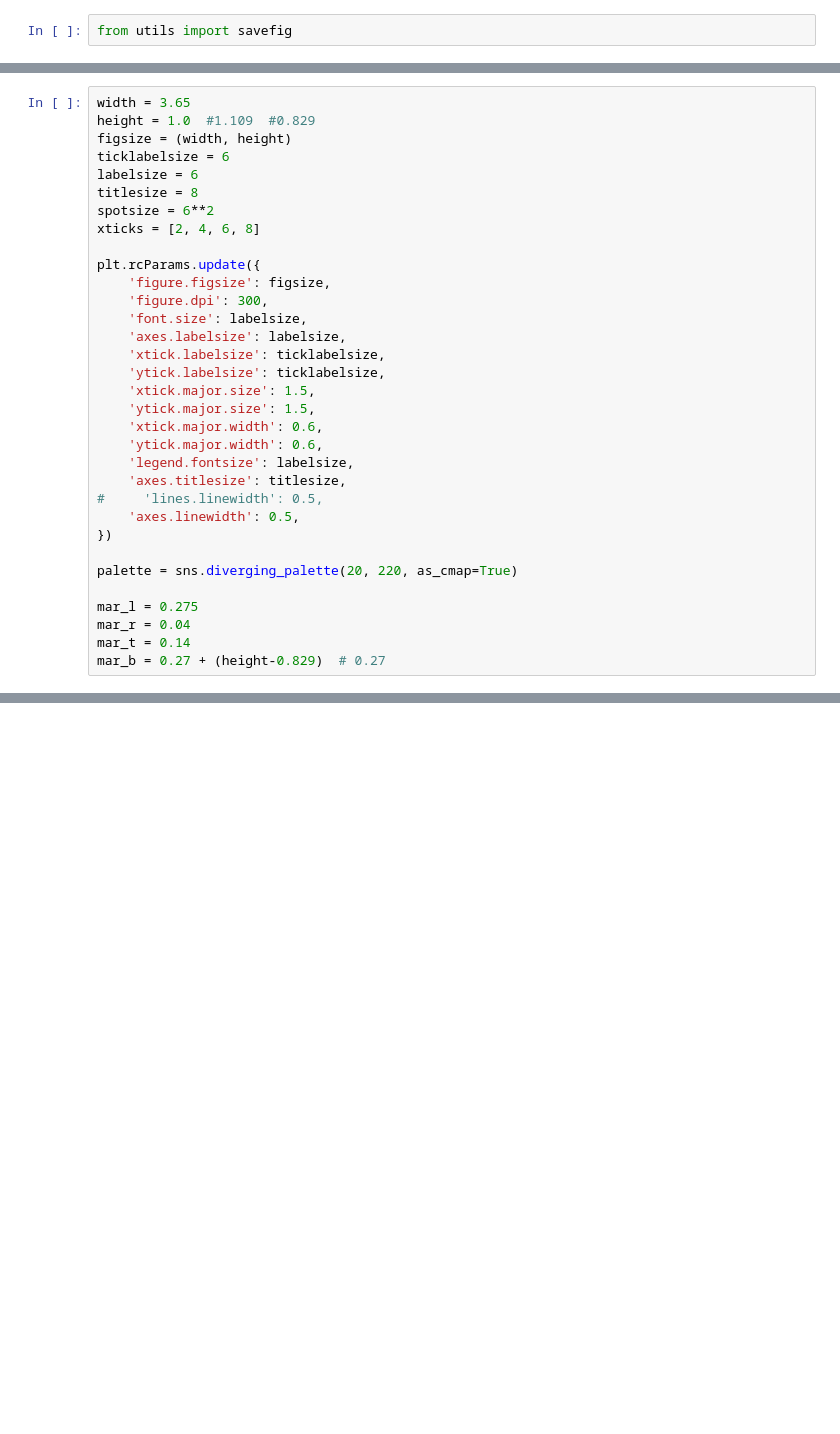
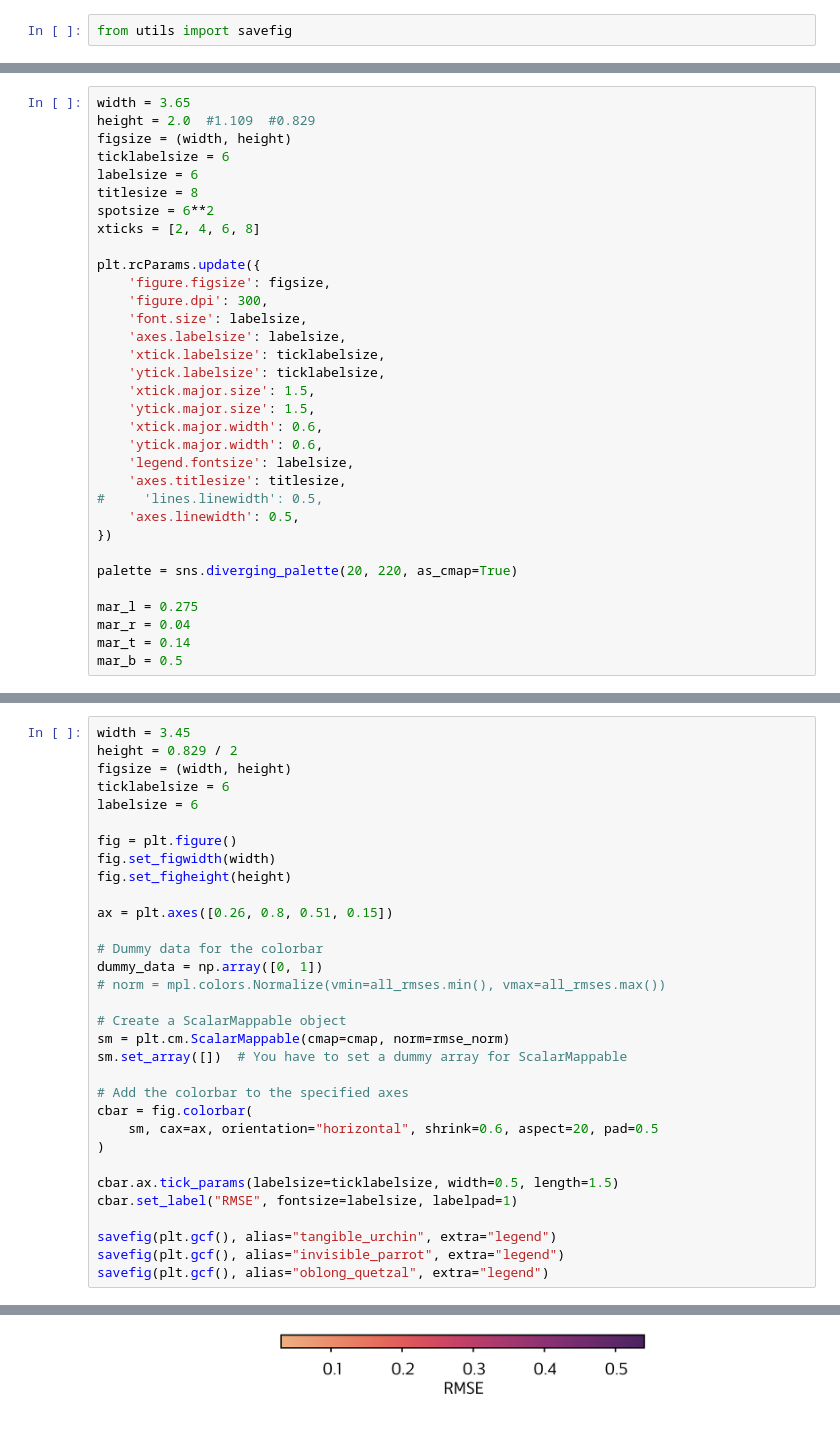
Before and after one commit to JohnGoertz/can-manuscript, a Jupyter notebook: fig_S8__dark_kudu/code/fig_S8__dark_kudu__ODE_Model_bipartite_tuning.ipynb, the cells around one changed output, grey strips where cells are left out. Saved outputs shown, nothing was run; the diff lists cells and outputs as text; blank space fills up the shorter version.

```diff
--- a/fig_S8__dark_kudu/code/fig_S8__dark_kudu__ODE_Model_bipartite_tuning.ipynb
+++ b/fig_S8__dark_kudu/code/fig_S8__dark_kudu__ODE_Model_bipartite_tuning.ipynb
@@ -30,6 +48,6 @@ from utils import savefig
 # %%
 width = 3.65
-height = 1.0  #1.109  #0.829
+height = 2.0  #1.109  #0.829
 figsize = (width, height)
 ticklabelsize = 6
 labelsize = 6
@@ -59,7 +77,7 @@ palette = sns.diverging_palette(20, 220, as_cmap=True)
 mar_l = 0.275
 mar_r = 0.04
 mar_t = 0.14
-mar_b = 0.27 + (height-0.829)  # 0.27
+mar_b = 0.5
 # %%
 def format_figure(fig, axs):
     fig.set_size_inches(figsize)
@@ -228,0 +557,33 @@ Saving fig_S8C__oblong_quetzal in /home/john/projects/can-manuscript/fig_S8__dar
+# %%
+width = 3.45
+height = 0.829 / 2
+figsize = (width, height)
+ticklabelsize = 6
+labelsize = 6
+
+fig = plt.figure()
+fig.set_figwidth(width)
+fig.set_figheight(height)
+
+ax = plt.axes([0.26, 0.8, 0.51, 0.15])
+
+# Dummy data for the colorbar
+dummy_data = np.array([0, 1])
+# norm = mpl.colors.Normalize(vmin=all_rmses.min(), vmax=all_rmses.max())
+
+# Create a ScalarMappable object
+sm = plt.cm.ScalarMappable(cmap=cmap, norm=rmse_norm)
+sm.set_array([])  # You have to set a dummy array for ScalarMappable
+
+# Add the colorbar to the specified axes
+cbar = fig.colorbar(
+    sm, cax=ax, orientation="horizontal", shrink=0.6, aspect=20, pad=0.5
+)
+
+cbar.ax.tick_params(labelsize=ticklabelsize, width=0.5, length=1.5)
+cbar.set_label("RMSE", fontsize=labelsize, labelpad=1)
+
+savefig(plt.gcf(), alias="tangible_urchin", extra="legend")
+savefig(plt.gcf(), alias="invisible_parrot", extra="legend")
+savefig(plt.gcf(), alias="oblong_quetzal", extra="legend")
+# %% [output]
@@ -228,0 +591 @@ Saving fig_S8C__oblong_quetzal in /home/john/projects/can-manuscript/fig_S8__dar
+[figure, added]
```
Also changed, not shown: parts of 19 cells of this notebook, 40 other files.
